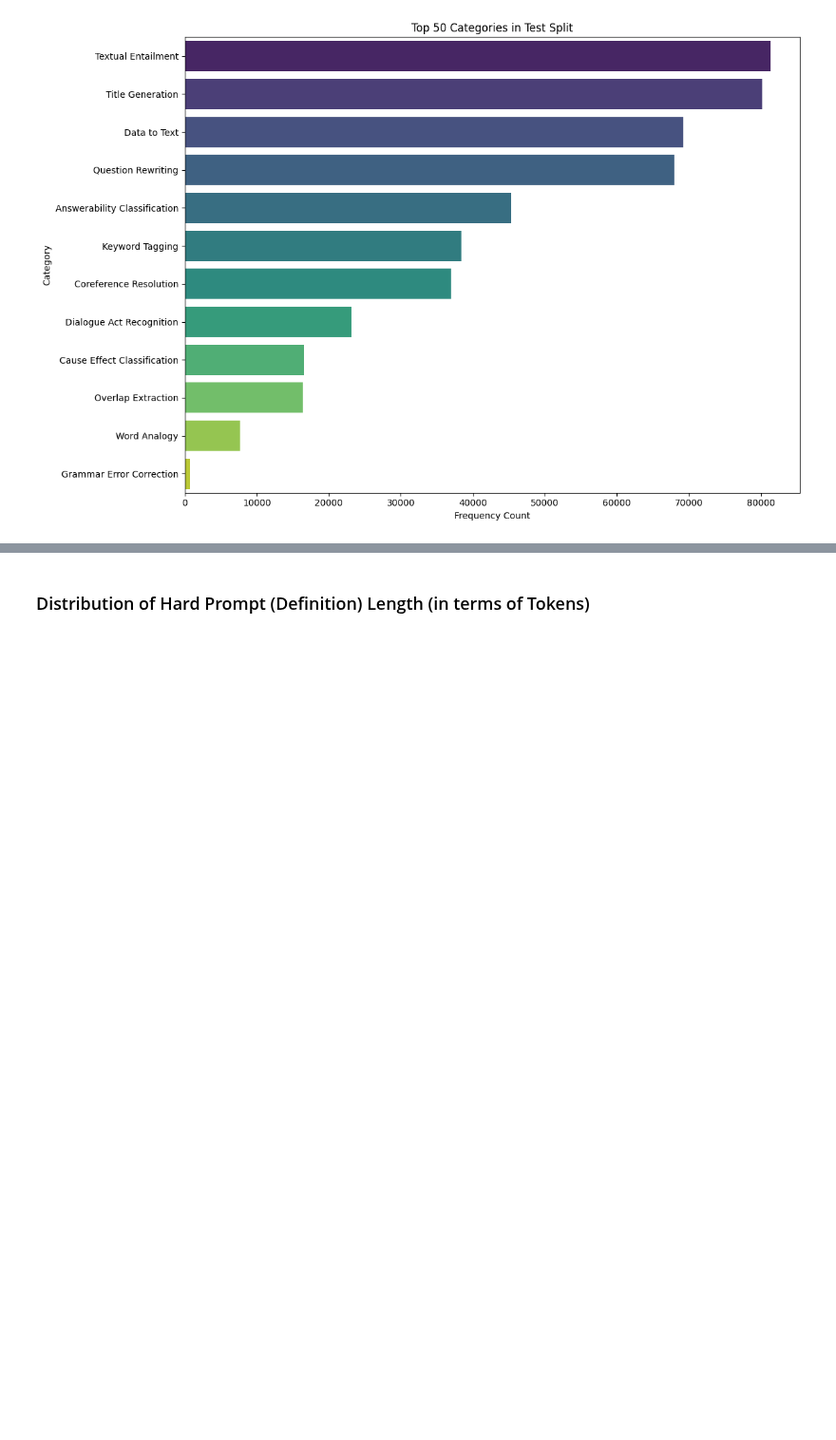
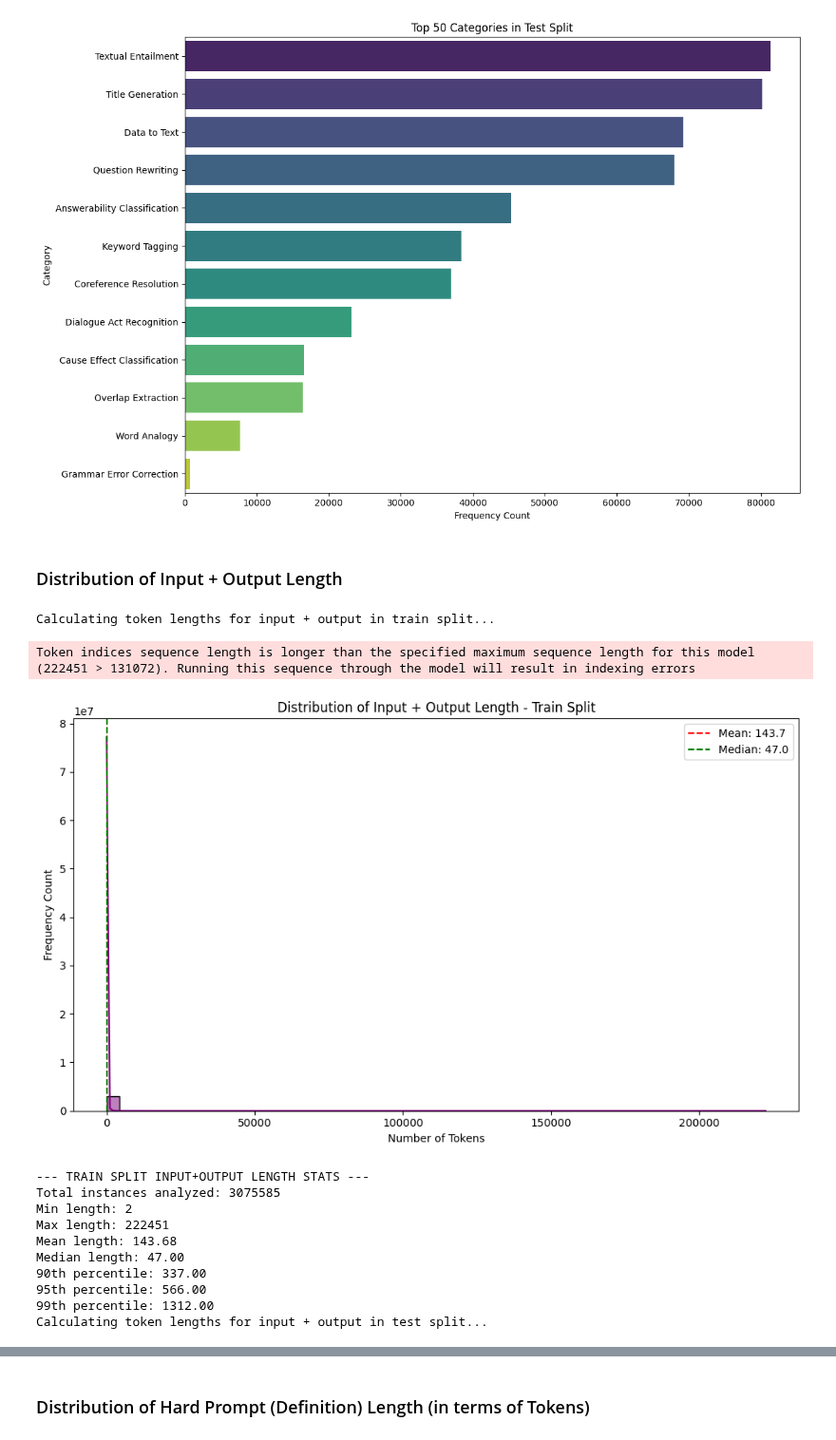
Before and after one commit to macmacmacmac/softprompt_translator, a Jupyter notebook: src/softprompt_experiments/scripts/soft_prompt_mapper/supernat_instruct_DoD/supernat_instruct_analysis_english.ipynb, the cells around one changed output, grey strips where cells are left out. Shown at 95% size. Cells and saved outputs as stored; diff of their text form; code cells hidden in the pictures; blank space fills up the shorter version.

Commit message:
Added new analysis in English supernat instruct notebook related to distribution of token lens of input + output and num of instances in a tasks

```diff
--- a/src/softprompt_experiments/scripts/soft_prompt_mapper/supernat_instruct_DoD/supernat_instruct_analysis_english.ipynb
+++ b/src/softprompt_experiments/scripts/soft_prompt_mapper/supernat_instruct_DoD/supernat_instruct_analysis_english.ipynb
@@ -241,3 +242,79 @@ Overlap Extraction: 16398 (3.39%)
 Word Analogy: 7683 (1.59%)
 Grammar Error Correction: 754 (0.16%)
 [figure]
+# %% [markdown]
+### Distribution of Input + Output Length
+# %%
+def plot_input_output_length_distribution(split, total_instances=None):
+    token_lengths = []
+
+    # Select only the columns we need for performance
+    subset = dataset[split].select_columns(['input', 'output'])
+
+    print(f"Calculating token lengths for input + output in {split} split...")
+
+    # Calculate total batches if total_instances is known
+    total_batches = math.ceil(total_instances / 1000) if total_instances else None
+
+    # Iterate through the streaming dataset in batches
+    for batch in tqdm(subset.iter(batch_size=1000), total=total_batches):
+        for input, output in zip(batch['input'], batch['output']):
+
+            # Combine input and output
+            combined_text = input + " " + output
+
+            # Find token length of combined text
+            token_length = len(tokenizer.encode(combined_text, truncation=False, add_special_tokens=False))
+            token_lengths.append(token_length)
+
+    # Plotting the distribution
+    plt.figure(figsize=(10, 6))
+    sns.histplot(token_lengths, bins=50, kde=True, color='purple')
+
+    # Calculate mean and median
+    mean_len = np.mean(token_lengths)
+    median_len = np.median(token_lengths)
+
+    # Add vertical lines for mean and median
+    plt.axvline(mean_len, color='red', linestyle='dashed', linewidth=1.5, label=f'Mean: {mean_len:.1f}')
+    plt.axvline(median_len, color='green', linestyle='dashed', linewidth=1.5, label=f'Median: {median_len:.1f}')
+
+    plt.title(f"Distribution of Input + Output Length - {split.capitalize()} Split")
+    plt.xlabel("Number of Tokens")
+    plt.ylabel("Frequency Count")
+    plt.legend()
+    plt.tight_layout()
+    plt.show()
+
+    # Print summary statistics
+    print(f"--- {split.upper()} SPLIT INPUT+OUTPUT LENGTH STATS ---")
+    print(f"Total instances analyzed: {len(token_lengths)}")
+    print(f"Min length: {np.min(token_lengths)}")
+    print(f"Max length: {np.max(token_lengths)}")
+    print(f"Mean length: {mean_len:.2f}")
+    print(f"Median length: {median_len:.2f}")
+    print(f"90th percentile: {np.percentile(token_lengths, 90):.2f}")
+    print(f"95th percentile: {np.percentile(token_lengths, 95):.2f}")
+    print(f"99th percentile: {np.percentile(token_lengths, 99):.2f}")
+
+    return token_lengths
+
+# Based on known sizes, test split is much smaller than train
+# Train size is approx 4.9M total if all instances used, but using None for total_instances is safe
+plot_input_output_length_distribution("train", total_instances=4902436)
+plot_input_output_length_distribution("test")
+print()
+# %% [output]
+Calculating token lengths for input + output in train split...
+Token indices sequence length is longer than the specified maximum sequence length for this model (222451 > 131072). Running this sequence through the model will result in indexing errors
+[figure, added]
+--- TRAIN SPLIT INPUT+OUTPUT LENGTH STATS ---
+Total instances analyzed: 3075585
+Min length: 2
+Max length: 222451
+Mean length: 143.68
+Median length: 47.00
+90th percentile: 337.00
+95th percentile: 566.00
+99th percentile: 1312.00
+Calculating token lengths for input + output in test split...
```
Also changed, not shown: parts of 8 cells of this notebook.
